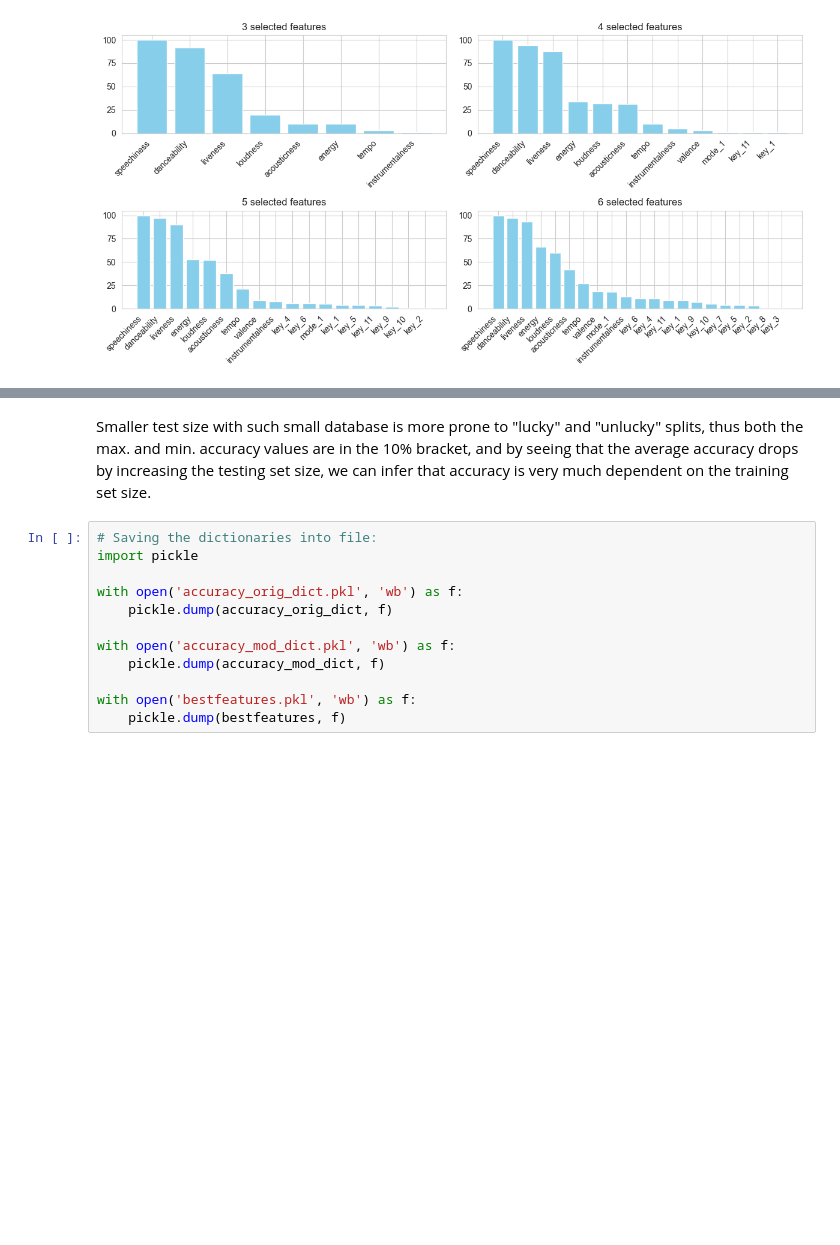
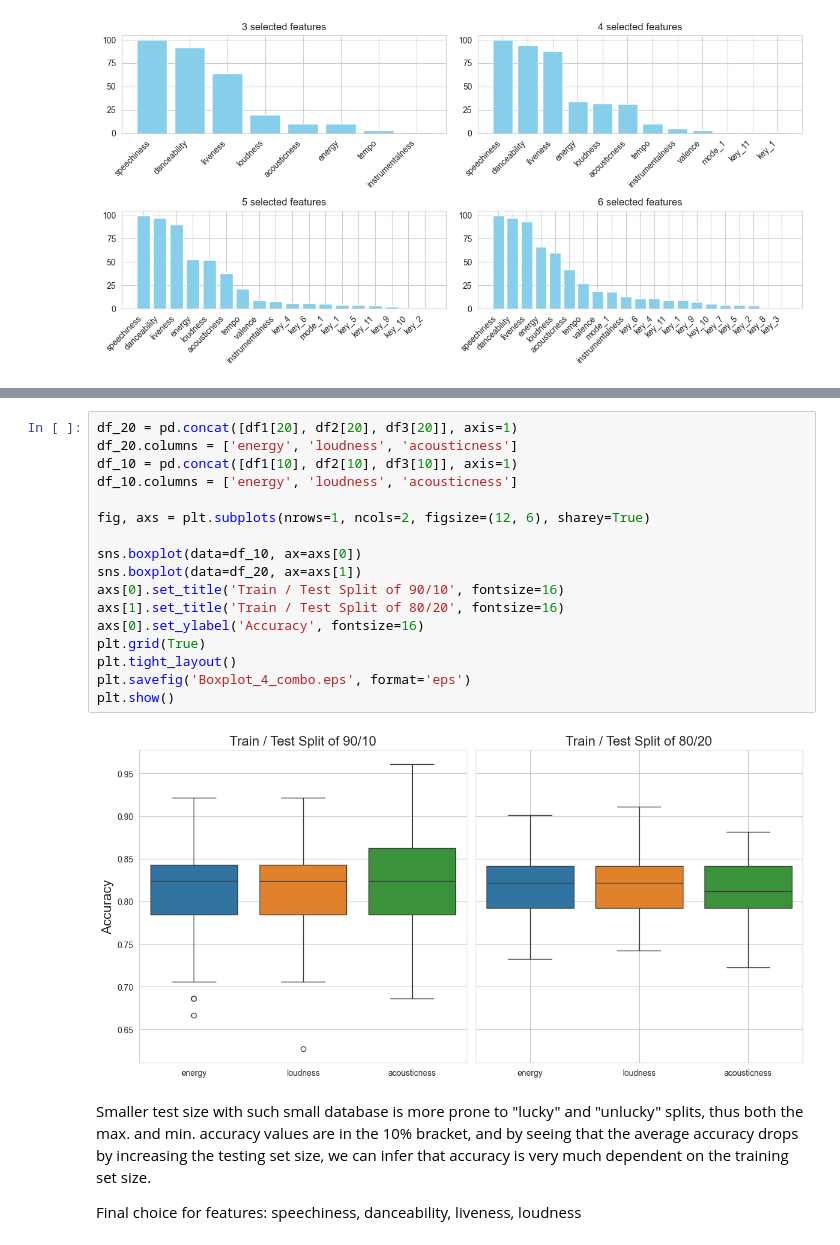
Before and after one commit to dprifer/SF2935__G007, a Jupyter notebook: SVM/SVM model.ipynb, the cells around one changed output, grey strips where cells are left out. Saved outputs shown, nothing was run; the diff lists cells and outputs as text; blank space fills up the shorter version.

```diff
--- a/SVM/SVM model.ipynb
+++ b/SVM/SVM model.ipynb
@@ -858,14 +588,23 @@ dtype: float64
+# %%
+df_20 = pd.concat([df1[20], df2[20], df3[20]], axis=1)
+df_20.columns = ['energy', 'loudness', 'acousticness']
+df_10 = pd.concat([df1[10], df2[10], df3[10]], axis=1)
+df_10.columns = ['energy', 'loudness', 'acousticness']
+
+fig, axs = plt.subplots(nrows=1, ncols=2, figsize=(12, 6), sharey=True)
+
+sns.boxplot(data=df_10, ax=axs[0])
+sns.boxplot(data=df_20, ax=axs[1])
+axs[0].set_title('Train / Test Split of 90/10', fontsize=16)
+axs[1].set_title('Train / Test Split of 80/20', fontsize=16)
+axs[0].set_ylabel('Accuracy', fontsize=16)
+plt.grid(True)
+plt.tight_layout()
+plt.savefig('Boxplot_4_combo.eps', format='eps')
+plt.show()
+# %% [output]
+[figure, added]
 # %% [markdown]
 Smaller test size with such small database is more prone to "lucky" and "unlucky" splits, thus both the max. and min. accuracy values are in the 10% bracket, and by seeing that the average accuracy drops by increasing the testing set size, we can infer that accuracy is very much dependent on the training set size.
+
+Final choice for features: speechiness, danceability, liveness, loudness
-# %%
-# Saving the dictionaries into file:
-import pickle
-
-with open('accuracy_orig_dict.pkl', 'wb') as f:
-    pickle.dump(accuracy_orig_dict, f)
-
-with open('accuracy_mod_dict.pkl', 'wb') as f:
-    pickle.dump(accuracy_mod_dict, f)
-
-with open('bestfeatures.pkl', 'wb') as f:
-    pickle.dump(bestfeatures, f)
```
Also changed, not shown: parts of 35 cells of this notebook, 4 other files.
